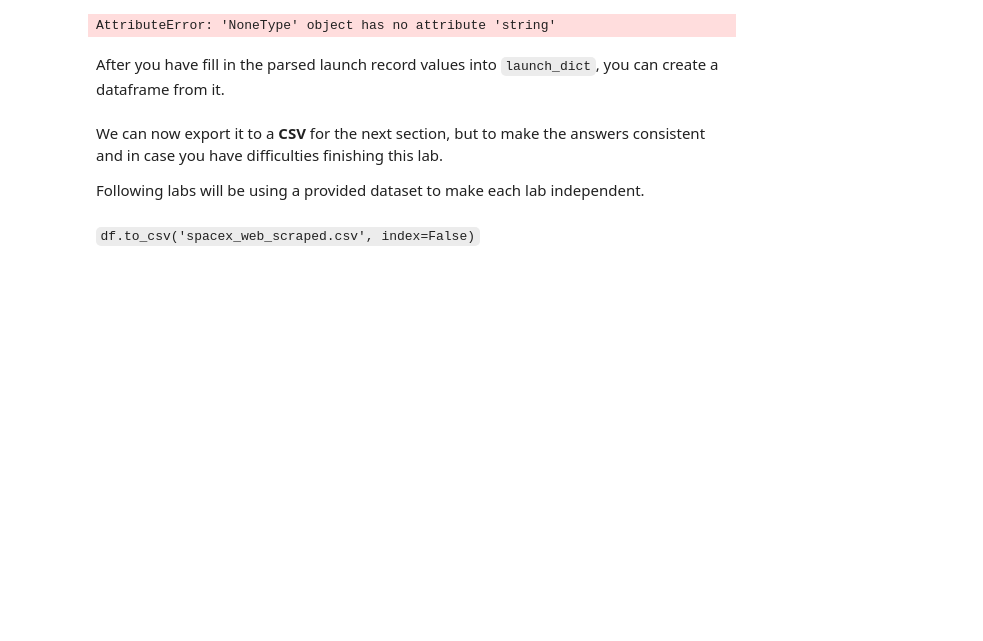
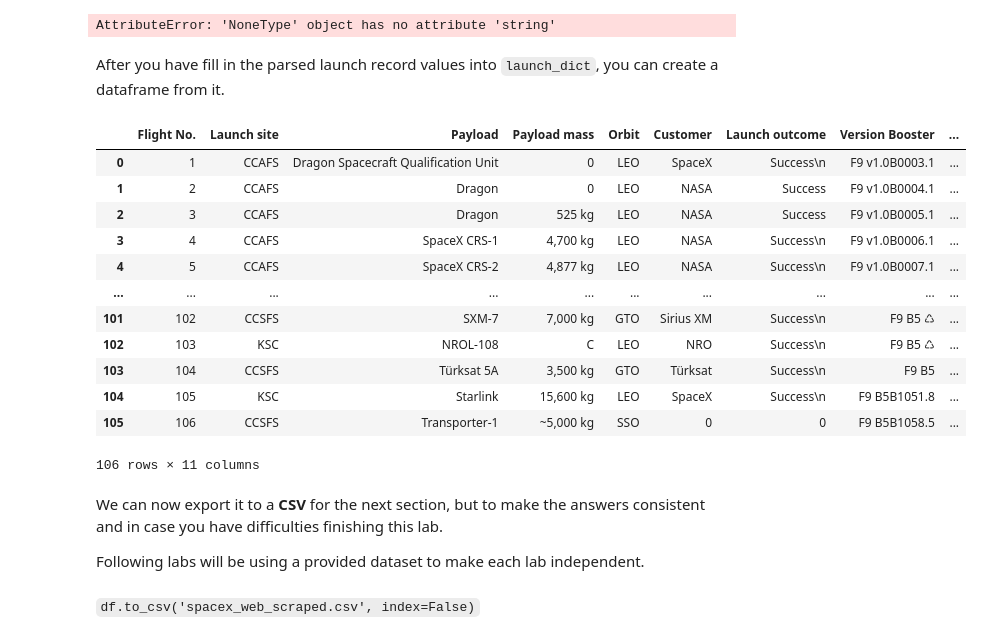
Before and after one commit to michaelojy85/ibm_data_science, a Jupyter notebook: Web_Scraping.ipynb, the cells around one changed output. Drawn from its saved outputs; the diff is of its cells as text; code cells hidden in the pictures; blank space fills up the shorter version.

```diff
--- a/Web_Scraping.ipynb
+++ b/Web_Scraping.ipynb
@@ -355,3 +352,39 @@ df
+# %%
+headings = []
+for key,values in dict(launch_dict).items():
+    if key not in headings:
+        headings.append(key)
+    if values is None:
+        del launch_dict[key]
+
+def pad_dict_list(dict_list, padel):
+    lmax = 0
+    for lname in dict_list.keys():
+        lmax = max(lmax, len(dict_list[lname]))
+    for lname in dict_list.keys():
+        ll = len(dict_list[lname])
+        if  ll < lmax:
+            dict_list[lname] += [padel] * (lmax - ll)
+    return dict_list
+
+pad_dict_list(launch_dict,0)
+
+df=pd.DataFrame.from_dict(launch_dict)
+df
+# %% [output]
+|  | Flight No. | Launch site | Payload | Payload mass | Orbit | Customer | Launch outcome | Version Booster | ... |
+| 0 | 1 | CCAFS | Dragon Spacecraft Qualification Unit | 0 | LEO | SpaceX | Success\n | F9 v1.0B0003.1 | ... |
+| 1 | 2 | CCAFS | Dragon | 0 | LEO | NASA | Success | F9 v1.0B0004.1 | ... |
+| 2 | 3 | CCAFS | Dragon | 525 kg | LEO | NASA | Success | F9 v1.0B0005.1 | ... |
+| 3 | 4 | CCAFS | SpaceX CRS-1 | 4,700 kg | LEO | NASA | Success\n | F9 v1.0B0006.1 | ... |
+| 4 | 5 | CCAFS | SpaceX CRS-2 | 4,877 kg | LEO | NASA | Success\n | F9 v1.0B0007.1 | ... |
+| ... | ... | ... | ... | ... | ... | ... | ... | ... | ... |
+| 101 | 102 | CCSFS | SXM-7 | 7,000 kg | GTO | Sirius XM | Success\n | F9 B5 ♺ | ... |
+| 102 | 103 | KSC | NROL-108 | C | LEO | NRO | Success\n | F9 B5 ♺ | ... |
+| 103 | 104 | CCSFS | Türksat 5A | 3,500 kg | GTO | Türksat | Success\n | F9 B5 | ... |
+| 104 | 105 | KSC | Starlink | 15,600 kg | LEO | SpaceX | Success\n | F9 B5B1051.8 | ... |
+| 105 | 106 | CCSFS | Transporter-1 | ~5,000 kg | SSO | 0 | 0 | F9 B5B1058.5 | ... |
+106 rows × 11 columns
 # %% [markdown]
 We can now export it to a <b>CSV</b> for the next section, but to make the answers consistent and in case you have difficulties finishing this lab.
 
```
Also changed, not shown: parts of 1 cell of this notebook.
